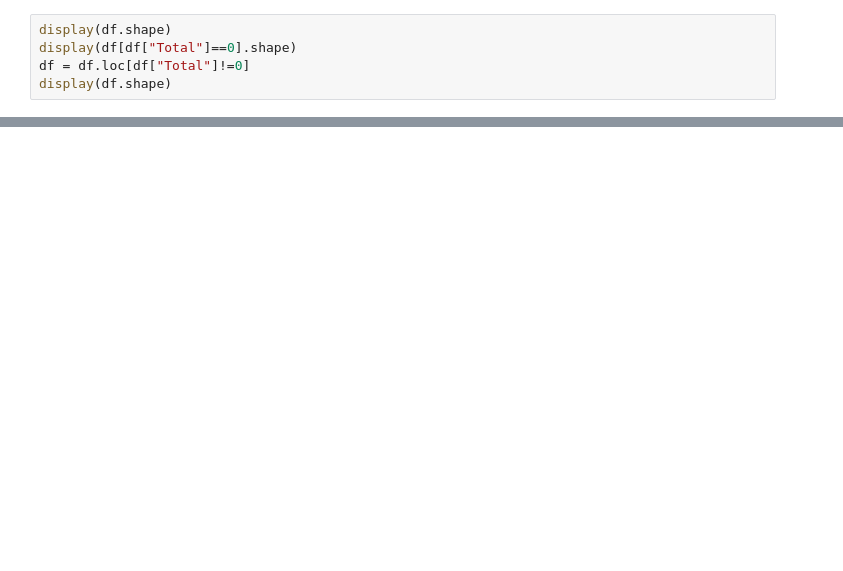
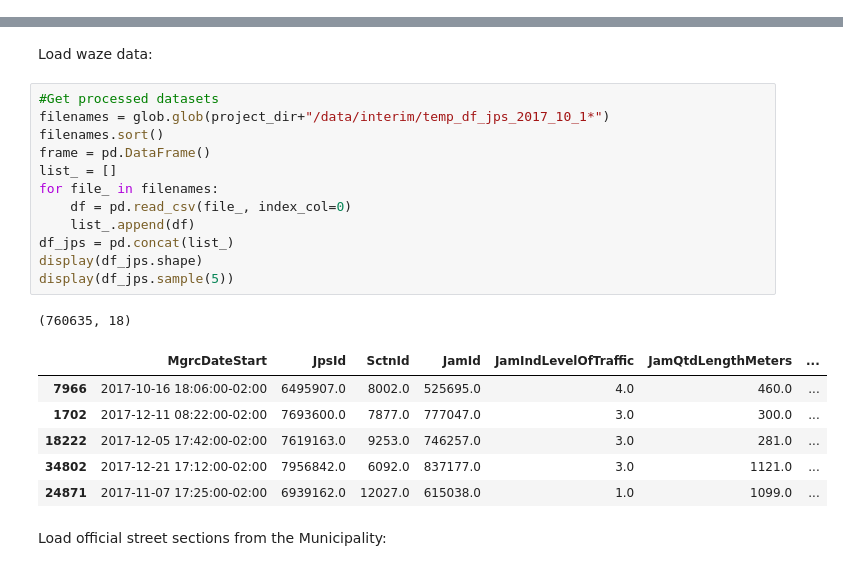
Before and after one commit to pmj-sepud/Joinville-Smart-Mobility, a Jupyter notebook: notebooks/reports/201802-GabrielBogo_Flow_Predictive_Model.ipynb, the cells around one changed output, grey strips where cells are left out. Saved outputs shown, nothing was run; the diff lists cells and outputs as text; blank space fills up the shorter version.

```diff
--- a/notebooks/reports/201802-GabrielBogo_Flow_Predictive_Model.ipynb
+++ b/notebooks/reports/201802-GabrielBogo_Flow_Predictive_Model.ipynb
@@ -135,5 +0,0 @@ Points with zero traffic count (Total) are odd, since they are matched with a tr
-# %%
-display(df.shape)
-display(df[df["Total"]==0].shape)
-df = df.loc[df["Total"]!=0]
-display(df.shape)
@@ -293,0 +40,24 @@ display(neigh.score(X2_test, y2_test))
+# %% [markdown]
+Load waze data:
+# %%
+#Get processed datasets
+filenames = glob.glob(project_dir+"/data/interim/temp_df_jps_2017_10_1*")
+filenames.sort()
+frame = pd.DataFrame()
+list_ = []
+for file_ in filenames:
+    df = pd.read_csv(file_, index_col=0)
+    list_.append(df)
+df_jps = pd.concat(list_)
+display(df_jps.shape)
+display(df_jps.sample(5))
+# %% [output]
+(760635, 18)
+|  | MgrcDateStart | JpsId | SctnId | JamId | JamIndLevelOfTraffic | JamQtdLengthMeters | ... |
+| 7966 | 2017-10-16 18:06:00-02:00 | 6495907.0 | 8002.0 | 525695.0 | 4.0 | 460.0 | ... |
+| 1702 | 2017-12-11 08:22:00-02:00 | 7693600.0 | 7877.0 | 777047.0 | 3.0 | 300.0 | ... |
+| 18222 | 2017-12-05 17:42:00-02:00 | 7619163.0 | 9253.0 | 746257.0 | 3.0 | 281.0 | ... |
+| 34802 | 2017-12-21 17:12:00-02:00 | 7956842.0 | 6092.0 | 837177.0 | 3.0 | 1121.0 | ... |
+| 24871 | 2017-11-07 17:25:00-02:00 | 6939162.0 | 12027.0 | 615038.0 | 1.0 | 1099.0 | ... |
+# %% [markdown]
+Load official street sections from the Municipality:
```
Also changed, not shown: parts of 34 cells of this notebook, 1 other file.
